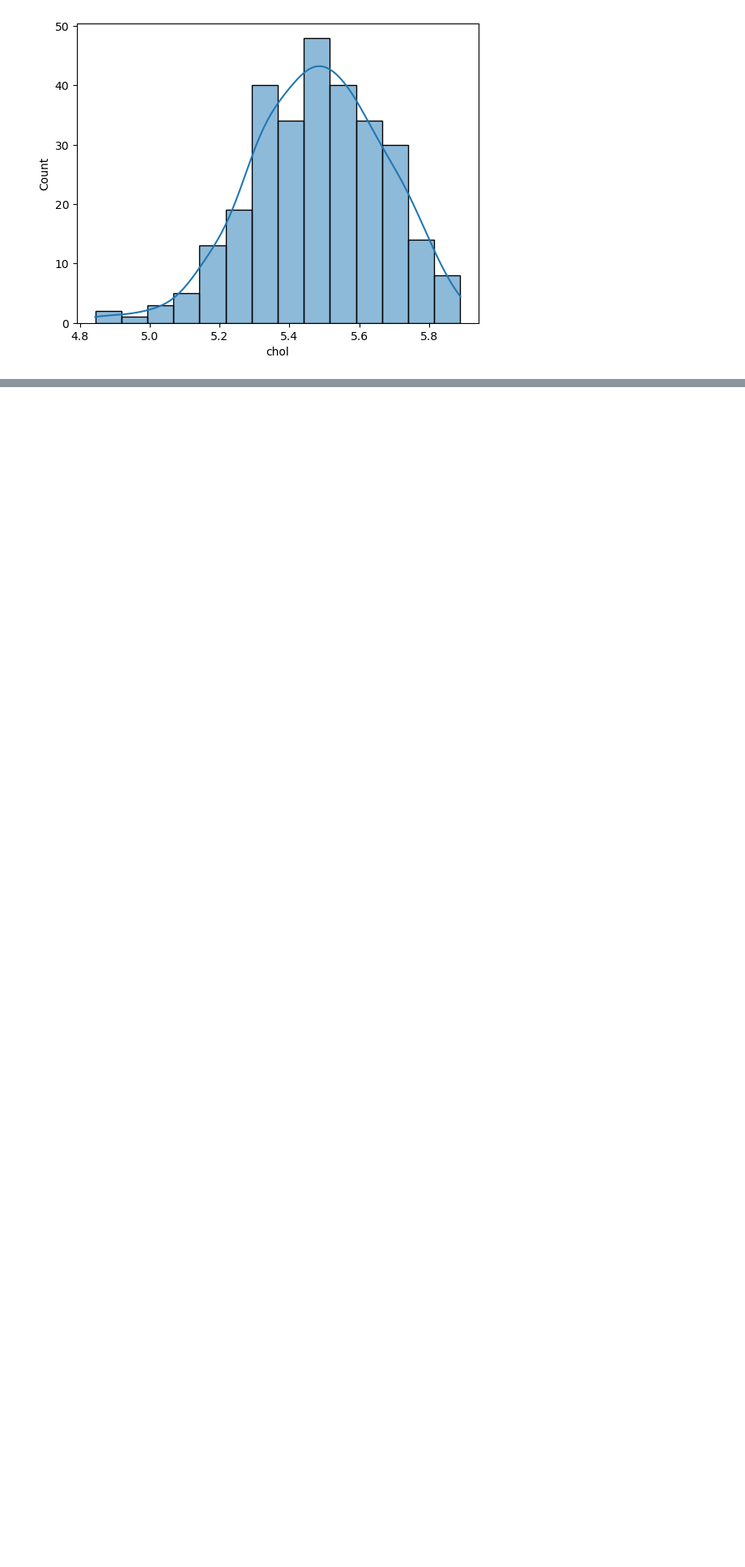
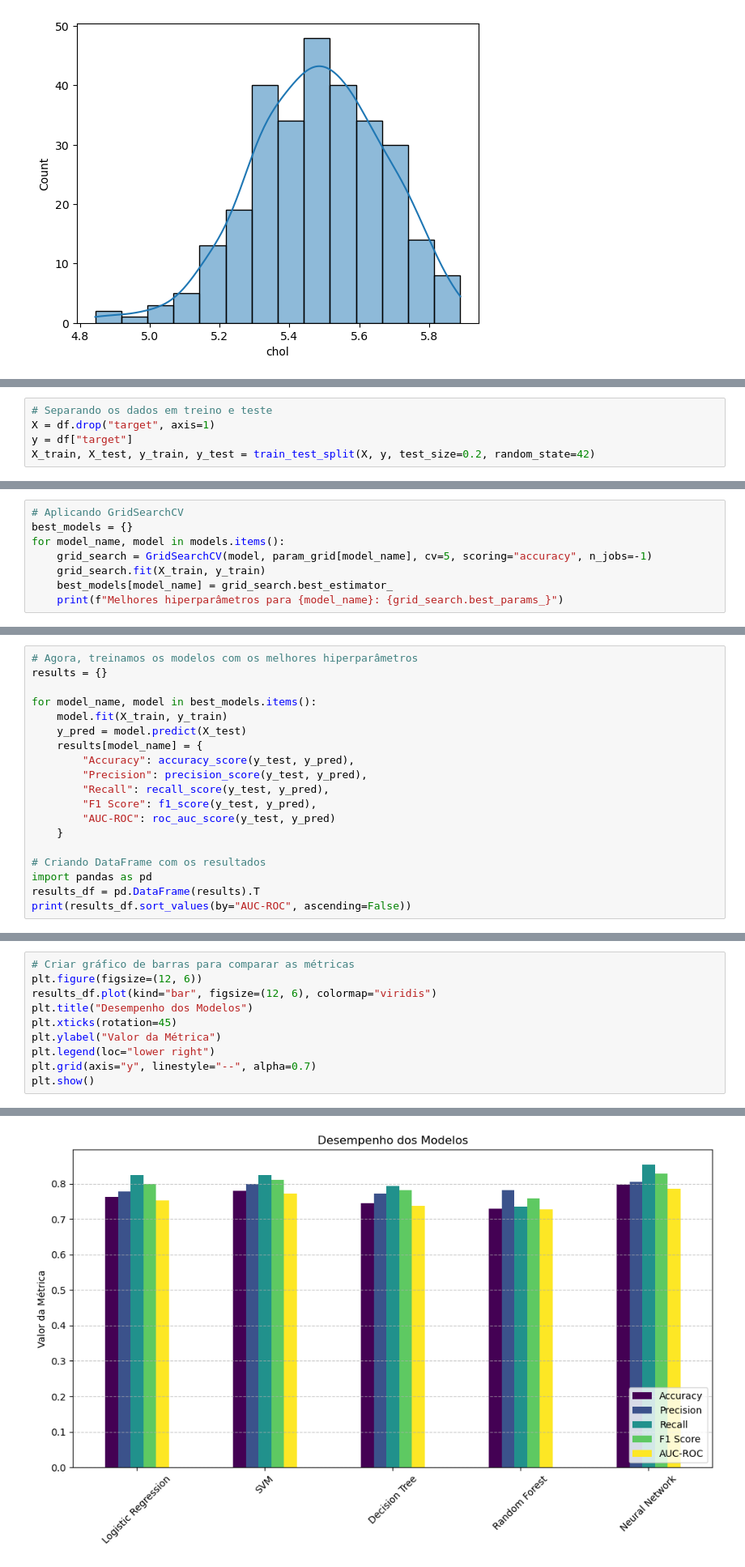
Before and after one commit to Andreza-S/IA-DOENCA-CARDIO, a Jupyter notebook: projeto.ipynb, the cells around one changed output, grey strips where cells are left out. Shown at 81% size. Saved outputs shown, nothing was run; the diff lists cells and outputs as text; blank space fills up the shorter version.

Commit message:
Add files via upload
Criação de modelos e atualização de configurações

```diff
--- a/projeto.ipynb
+++ b/projeto.ipynb
@@ -520,0 +538,5 @@ Com isso, o conjunto de dados estará pronto para ser alimentado em um modelo de
+# %%
+# Separando os dados em treino e teste
+X = df.drop("target", axis=1)
+y = df["target"]
+X_train, X_test, y_train, y_test = train_test_split(X, y, test_size=0.2, random_state=42)
@@ -520,0 +675,8 @@ Com isso, o conjunto de dados estará pronto para ser alimentado em um modelo de
+# %%
+# Aplicando GridSearchCV
+best_models = {}
+for model_name, model in models.items():
+    grid_search = GridSearchCV(model, param_grid[model_name], cv=5, scoring="accuracy", n_jobs=-1)
+    grid_search.fit(X_train, y_train)
+    best_models[model_name] = grid_search.best_estimator_
+    print(f"Melhores hiperparâmetros para {model_name}: {grid_search.best_params_}")
@@ -520,0 +689,19 @@ Com isso, o conjunto de dados estará pronto para ser alimentado em um modelo de
+# %%
+# Agora, treinamos os modelos com os melhores hiperparâmetros
+results = {}
+
+for model_name, model in best_models.items():
+    model.fit(X_train, y_train)
+    y_pred = model.predict(X_test)
+    results[model_name] = {
+        "Accuracy": accuracy_score(y_test, y_pred),
+        "Precision": precision_score(y_test, y_pred),
+        "Recall": recall_score(y_test, y_pred),
+        "F1 Score": f1_score(y_test, y_pred),
+        "AUC-ROC": roc_auc_score(y_test, y_pred)
+    }
+
+# Criando DataFrame com os resultados
+import pandas as pd
+results_df = pd.DataFrame(results).T
+print(results_df.sort_values(by="AUC-ROC", ascending=False))
@@ -520,0 +717,11 @@ Com isso, o conjunto de dados estará pronto para ser alimentado em um modelo de
+# %%
+# Criar gráfico de barras para comparar as métricas
+plt.figure(figsize=(12, 6))
+results_df.plot(kind="bar", figsize=(12, 6), colormap="viridis")
+plt.title("Desempenho dos Modelos")
+plt.xticks(rotation=45)
+plt.ylabel("Valor da Métrica")
+plt.legend(loc="lower right")
+plt.grid(axis="y", linestyle="--", alpha=0.7)
+plt.show()
+# %% [output]
@@ -520,0 +729 @@ Com isso, o conjunto de dados estará pronto para ser alimentado em um modelo de
+[figure, added]
```
Also changed, not shown: parts of 23 cells of this notebook.
